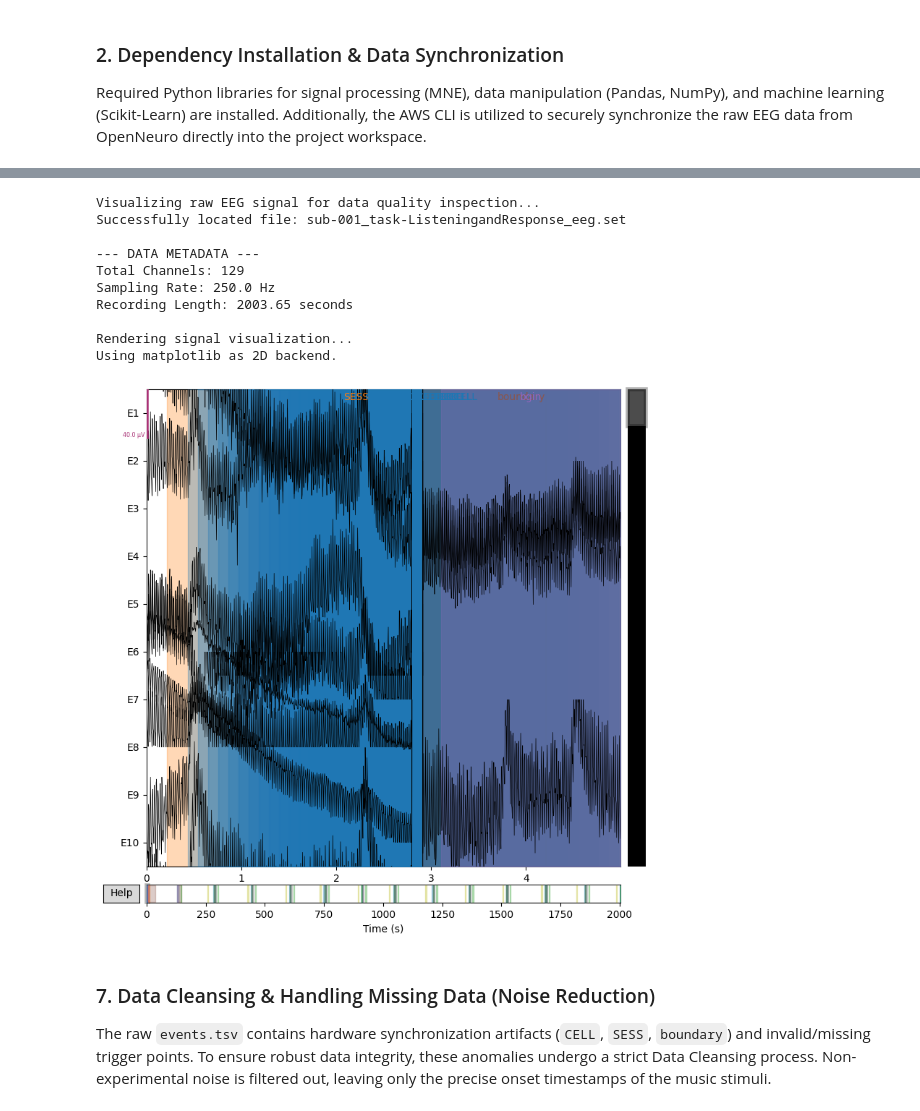
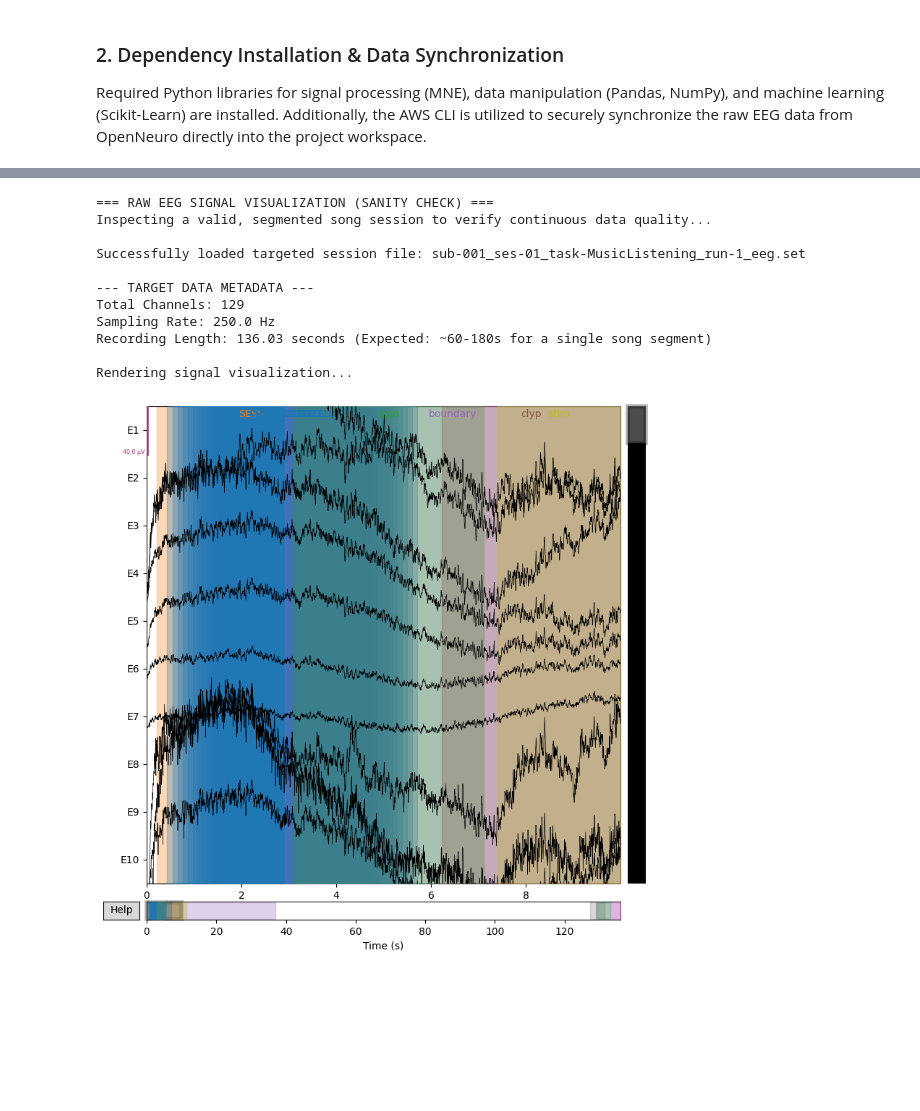
Before and after one commit to sedefcoskun/EEG-Music-Impact-ML, a Jupyter notebook: 01_Data_Extraction_and_Preparation.ipynb, the cells around one changed output, grey strips where cells are left out. Saved outputs shown, nothing was run; the diff lists cells and outputs as text; code cells hidden in the pictures; blank space fills up the shorter version.

Commit message:
implement BIDS-compliant multimodal EEG feature extraction and target mapping pipeline

```diff
--- a/01_Data_Extraction_and_Preparation.ipynb
+++ b/01_Data_Extraction_and_Preparation.ipynb
@@ -243,52 +305,61 @@ We load the raw `.set` file using the EEGLAB reader via the MNE-Python library.
 # %%
-import os
-import glob
 import mne
 import matplotlib.pyplot as plt
+from pathlib import Path
+import warnings
 
-# Define the path to the synchronized data
-raw_bids_dir = '/content/drive/MyDrive/ML_Project_2026_SEDEF_COŞKUN/ds003774_data'
+# Suppress runtime warnings to maintain a clean and professional standard output
+warnings.filterwarnings('ignore')
+mne.set_log_level('WARNING')
 
-print("Visualizing raw EEG signal for data quality inspection...")
+# Define the base data directory synchronized via AWS
+raw_bids_dir = Path('/content/drive/MyDrive/ML_Project_2026_SEDEF_COŞKUN/ds003774_data')
 
-# Dynamically locate the first available .set file
-eeg_files = sorted(glob.glob(os.path.join(raw_bids_dir, '**', '*.set'), recursive=True))
+print("=== RAW EEG SIGNAL VISUALIZATION (SANITY CHECK) ===")
+print("Inspecting a valid, segmented song session to verify continuous data quality...\n")
 
-if eeg_files:
-    sample_file = eeg_files[0]
-    print(f"Successfully located file: {os.path.basename(sample_file)}")
+# CRITICAL: Target the segmented session directory (ses-01), strictly avoiding the unsegmented 'sourcedata'
+target_session_dir = raw_bids_dir / "sub-001" / "ses-01" / "eeg"
 
-    try:
-        # Load the raw EEG data using EEGLAB reader.
-        # AWS sync ensures the missing .fdt files are now present!
-        raw = mne.io.read_raw_eeglab(sample_file, preload=True)
+if target_session_dir.exists():
+    # Isolate the specific .set file for the target session
+    eeg_files = list(target_session_dir.glob("*.set"))
 
-        # Output metadata for the report
-        print("\n--- DATA METADATA ---")
-        print(f"Total Channels: {raw.info['nchan']}")
-        print(f"Sampling Rate: {raw.info['sfreq']} Hz")
-        print(f"Recording Length: {raw.times[-1]:.2f} seconds")
+    if eeg_files:
+        sample_file = eeg_files[0]
+        print(f"Successfully loaded targeted session file: {sample_file.name}")
 
-        # Plot the first 5 seconds of the signal
-        print("\nRendering signal visualization...")
-        fig = raw.plot(duration=5, n_channels=10, show=False, title="Raw EEG Inspection - AWS Synced Data")
-        plt.show()
-    except Exception as e:
-        print(f"Error loading file: {e}")
+        try:
+            # Load the raw EEG timeseries data into memory using the EEGLAB reader
+            raw = mne.io.read_raw_eeglab(sample_file, preload=True)
+
+            # Output hardware and recording metadata for the sanity check report
+            print("\n--- TARGET DATA METADATA ---")
+            print(f"Total Channels: {raw.info['nchan']}")
+            print(f"Sampling Rate: {raw.info['sfreq']} Hz")
+            print(f"Recording Length: {raw.times[-1]:.2f} seconds (Expected: ~60-180s for a single song segment)")
+
+            # Render a clean, professional visualization of the first 10 seconds across 10 channels
+            print("\nRendering signal visualization...")
+            fig = raw.plot(duration=10, n_channels=10, title="Sample Segmented EEG (sub-001, ses-01)", show=False)
+            plt.show()
+
+        except Exception as e:
+            print(f"[ERROR] Failed to process continuous EEG data: {e}")
+    else:
+        print("[WARNING] No '.set' files were found in the targeted session directory.")
 else:
-    print("Could not locate standard EEG files.")
+    print("[ERROR] Target session directory not found. Please verify the structural integrity of the BIDS path.")
 # %% [output]
-Visualizing raw EEG signal for data quality inspection...
-Successfully located file: sub-001_task-ListeningandResponse_eeg.set
+=== RAW EEG SIGNAL VISUALIZATION (SANITY CHECK) ===
+Inspecting a valid, segmented song session to verify continuous data quality...
 
---- DATA METADATA ---
+Successfully loaded targeted session file: sub-001_ses-01_task-MusicListening_run-1_eeg.set
+
+--- TARGET DATA METADATA ---
 Total Channels: 129
 Sampling Rate: 250.0 Hz
-Recording Length: 2003.65 seconds
+Recording Length: 136.03 seconds (Expected: ~60-180s for a single song segment)
 
 Rendering signal visualization...
-Using matplotlib as 2D backend.
-[figure, old version]
+[figure, new version]
-# %% [markdown]
-### 7. Data Cleansing & Handling Missing Data (Noise Reduction)
-The raw `events.tsv` contains hardware synchronization artifacts (`CELL`, `SESS`, `boundary`) and invalid/missing trigger points. To ensure robust data integrity, these anomalies undergo a strict Data Cleansing process. Non-experimental noise is filtered out, leaving only the precise onset timestamps of the music stimuli.
```
Also changed, not shown: parts of 16 cells of this notebook.
